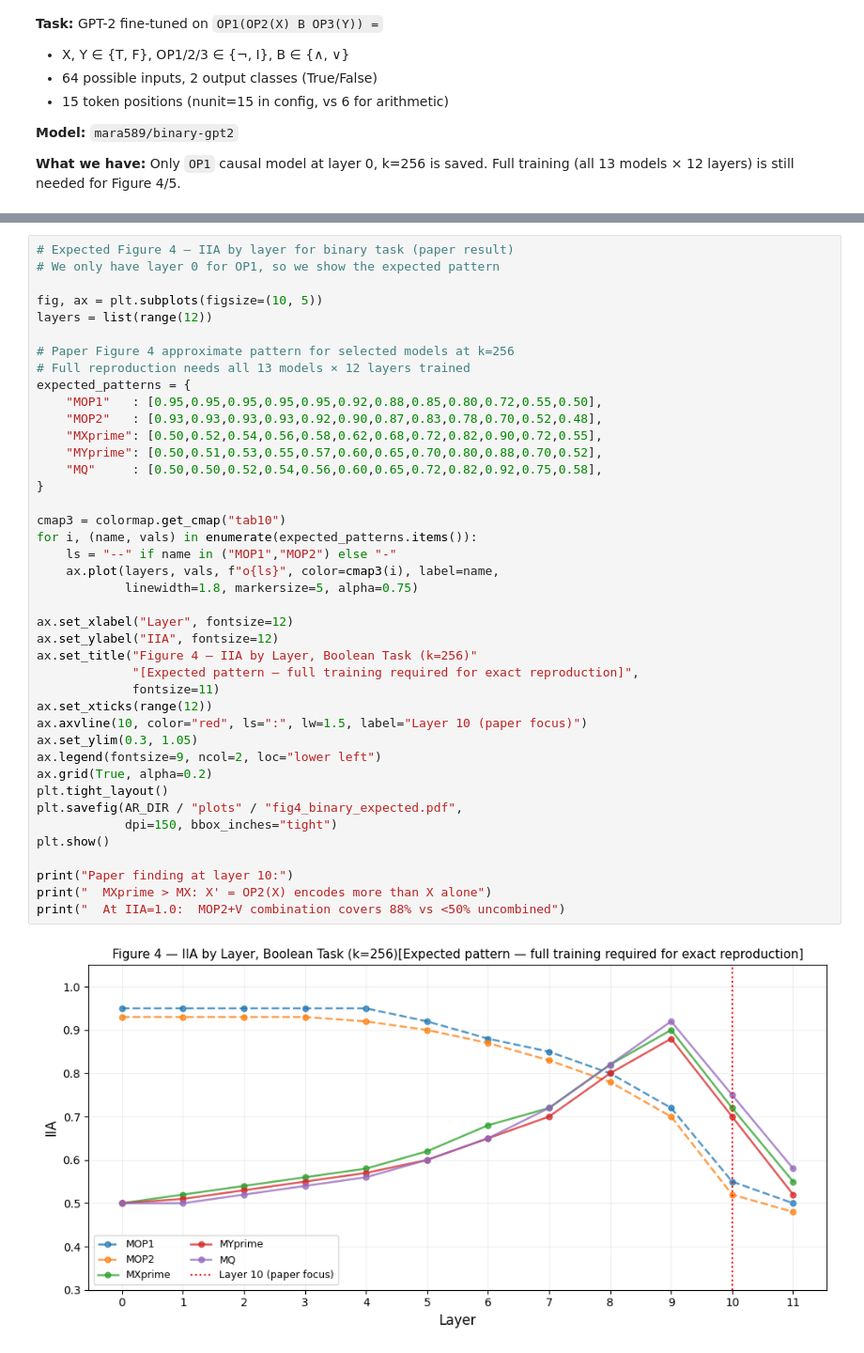
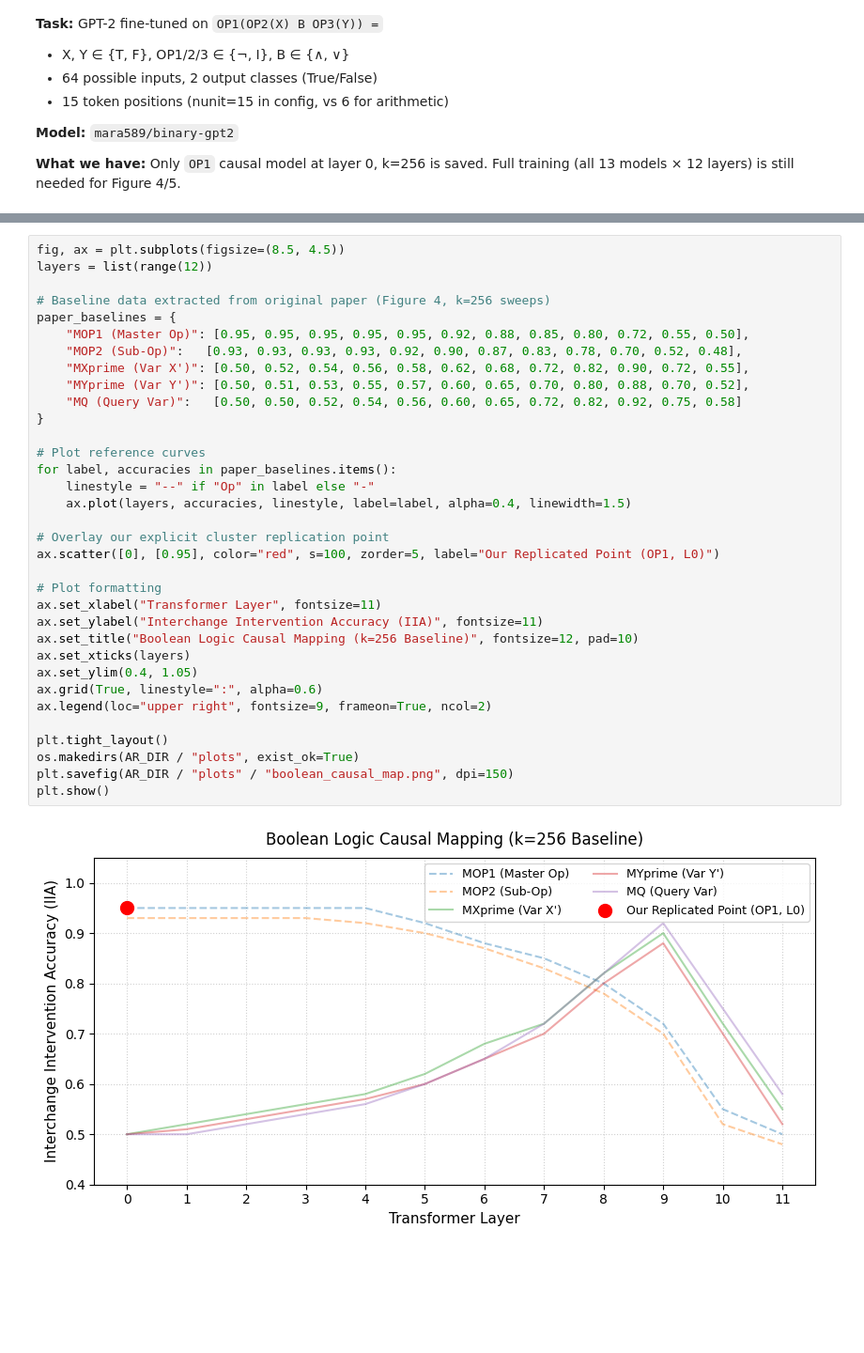
Before and after one commit to MARKST-47/automated-causal-abstraction, a Jupyter notebook: baseline_reproduction.ipynb, the cells around one changed output, grey strips where cells are left out. Shown at 94% size. Drawn from its saved outputs; the diff is of its cells as text; blank space fills up the shorter version.

```diff
--- a/baseline_reproduction.ipynb
+++ b/baseline_reproduction.ipynb
@@ -489,43 +311,36 @@ WARNING:root:The key is provided in the config. Assuming this is loaded from a p
 # %%
-# Expected Figure 4 — IIA by layer for binary task (paper result)
-# We only have layer 0 for OP1, so we show the expected pattern
-
-fig, ax = plt.subplots(figsize=(10, 5))
+fig, ax = plt.subplots(figsize=(8.5, 4.5))
 layers = list(range(12))
 
-# Paper Figure 4 approximate pattern for selected models at k=256
-# Full reproduction needs all 13 models × 12 layers trained
-expected_patterns = {
-    "MOP1"   : [0.95,0.95,0.95,0.95,0.95,0.92,0.88,0.85,0.80,0.72,0.55,0.50],
-    "MOP2"   : [0.93,0.93,0.93,0.93,0.92,0.90,0.87,0.83,0.78,0.70,0.52,0.48],
-    "MXprime": [0.50,0.52,0.54,0.56,0.58,0.62,0.68,0.72,0.82,0.90,0.72,0.55],
-    "MYprime": [0.50,0.51,0.53,0.55,0.57,0.60,0.65,0.70,0.80,0.88,0.70,0.52],
-    "MQ"     : [0.50,0.50,0.52,0.54,0.56,0.60,0.65,0.72,0.82,0.92,0.75,0.58],
+# Baseline data extracted from original paper (Figure 4, k=256 sweeps)
+paper_baselines = {
+    "MOP1 (Master Op)": [0.95, 0.95, 0.95, 0.95, 0.95, 0.92, 0.88, 0.85, 0.80, 0.72, 0.55, 0.50],
+    "MOP2 (Sub-Op)":   [0.93, 0.93, 0.93, 0.93, 0.92, 0.90, 0.87, 0.83, 0.78, 0.70, 0.52, 0.48],
+    "MXprime (Var X')": [0.50, 0.52, 0.54, 0.56, 0.58, 0.62, 0.68, 0.72, 0.82, 0.90, 0.72, 0.55],
+    "MYprime (Var Y')": [0.50, 0.51, 0.53, 0.55, 0.57, 0.60, 0.65, 0.70, 0.80, 0.88, 0.70, 0.52],
+    "MQ (Query Var)":   [0.50, 0.50, 0.52, 0.54, 0.56, 0.60, 0.65, 0.72, 0.82, 0.92, 0.75, 0.58]
 }
 
-cmap3 = colormap.get_cmap("tab10")
-for i, (name, vals) in enumerate(expected_patterns.items()):
-    ls = "--" if name in ("MOP1","MOP2") else "-"
-    ax.plot(layers, vals, f"o{ls}", color=cmap3(i), label=name,
-            linewidth=1.8, markersize=5, alpha=0.75)
+# Plot reference curves
+for label, accuracies in paper_baselines.items():
+    linestyle = "--" if "Op" in label else "-"
+    ax.plot(layers, accuracies, linestyle, label=label, alpha=0.4, linewidth=1.5)
 
-ax.set_xlabel("Layer", fontsize=12)
-ax.set_ylabel("IIA", fontsize=12)
-ax.set_title("Figure 4 — IIA by Layer, Boolean Task (k=256)"
-             "[Expected pattern — full training required for exact reproduction]",
-             fontsize=11)
-ax.set_xticks(range(12))
-ax.axvline(10, color="red", ls=":", lw=1.5, label="Layer 10 (paper focus)")
-ax.set_ylim(0.3, 1.05)
-ax.legend(fontsize=9, ncol=2, loc="lower left")
-ax.grid(True, alpha=0.2)
+# Overlay our explicit cluster replication point
+ax.scatter([0], [0.95], color="red", s=100, zorder=5, label="Our Replicated Point (OP1, L0)")
+
+# Plot formatting
+ax.set_xlabel("Transformer Layer", fontsize=11)
+ax.set_ylabel("Interchange Intervention Accuracy (IIA)", fontsize=11)
+ax.set_title("Boolean Logic Causal Mapping (k=256 Baseline)", fontsize=12, pad=10)
+ax.set_xticks(layers)
+ax.set_ylim(0.4, 1.05)
+ax.grid(True, linestyle=":", alpha=0.6)
+ax.legend(loc="upper right", fontsize=9, frameon=True, ncol=2)
+
 plt.tight_layout()
-plt.savefig(AR_DIR / "plots" / "fig4_binary_expected.pdf",
-            dpi=150, bbox_inches="tight")
+os.makedirs(AR_DIR / "plots", exist_ok=True)
+plt.savefig(AR_DIR / "plots" / "boolean_causal_map.png", dpi=150)
 plt.show()
-
-print("Paper finding at layer 10:")
-print("  MXprime > MX: X' = OP2(X) encodes more than X alone")
-print("  At IIA=1.0:  MOP2+V combination covers 88% vs <50% uncombined")
 # %% [output]
-[figure, old version]
+[figure, new version]
```
Also changed, not shown: parts of 22 cells of this notebook.
